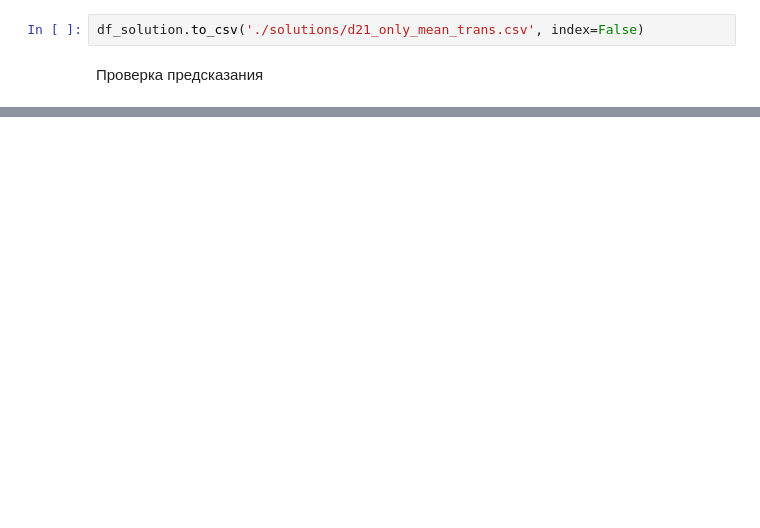
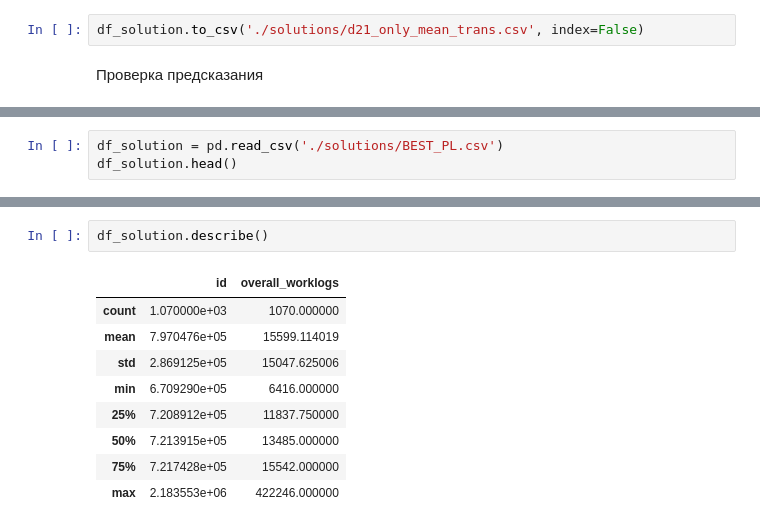
Before and after one commit to TayJen/hackathon_algu2022, a Jupyter notebook: H_ALGU_2022_Best_Old_Advance.ipynb, the cells around one changed output, grey strips where cells are left out. Saved outputs shown, nothing was run; the diff lists cells and outputs as text; blank space fills up the shorter version.

Commit message:
Pseudo Labelling for the best

```diff
--- a/H_ALGU_2022_Best_Old_Advance.ipynb
+++ b/H_ALGU_2022_Best_Old_Advance.ipynb
@@ -480,0 +687,3 @@ df_solution.head()
+# %%
+df_solution = pd.read_csv('./solutions/BEST_PL.csv')
+df_solution.head()
@@ -480,0 +697,12 @@ df_solution.head()
+# %%
+df_solution.describe()
+# %% [output]
+|  | id | overall_worklogs |
+| count | 1.070000e+03 | 1070.000000 |
+| mean | 7.970476e+05 | 15599.114019 |
+| std | 2.869125e+05 | 15047.625006 |
+| min | 6.709290e+05 | 6416.000000 |
+| 25% | 7.208912e+05 | 11837.750000 |
+| 50% | 7.213915e+05 | 13485.000000 |
+| 75% | 7.217428e+05 | 15542.000000 |
+| max | 2.183553e+06 | 422246.000000 |
```
Also changed, not shown: parts of 34 cells of this notebook.
